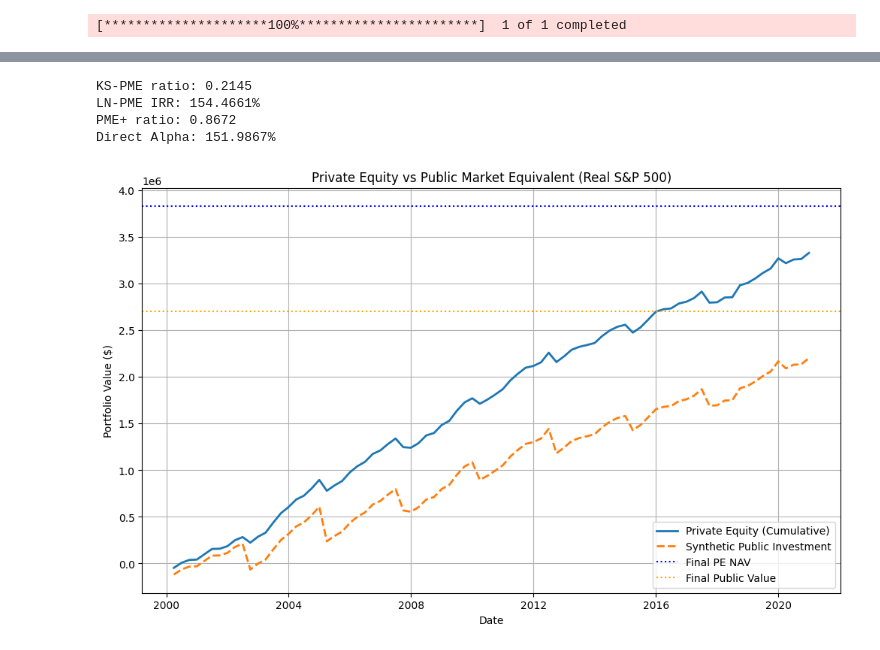
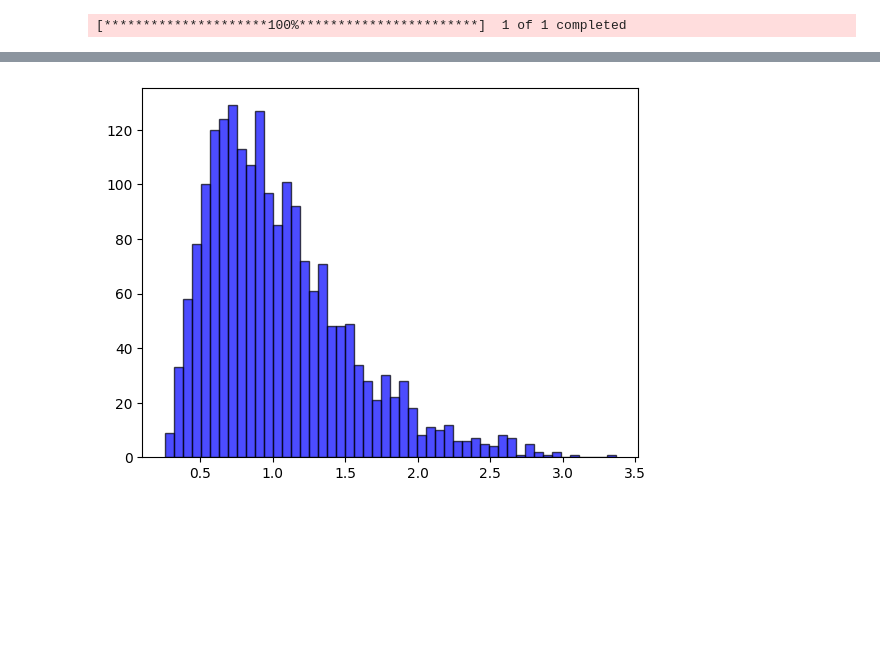
Before and after one commit to kelali01/szakdolgozat, a Jupyter notebook: pme.ipynb, the cells around one changed output, grey strips where cells are left out. Saved outputs shown, nothing was run; the diff lists cells and outputs as text; code cells hidden in the pictures; blank space fills up the shorter version.

```diff
--- a/pme.ipynb
+++ b/pme.ipynb
@@ -37,6 +43,26 @@ pme_funds[100]
 ln_pme_list = []
 for i in range(2000):
     ln_pme_list.append(pme_funds[i]['LN_PME'])
+
+ks_pme_list = []
+for i in range(2000):
+    ks_pme_list.append(pme_funds[i]['KS_PME'])
+
+pme_plus_list = []
+for i in range(2000):
+    pme_plus_list.append(pme_funds[i]['PME_plus'])
+
+direct_alpha_list = []
+for i in range(2000):
+    direct_alpha_list.append(pme_funds[i]['Direct_Alpha'])
+
+irr_list = []
+for i in range(2000):
+    irr_list.append(pme_funds[i]['IRR'])
+
+moic_list = []
+for i in range(2000):
+    moic_list.append(pme_funds[i]['moic'])
 # %%
 plt.hist(ln_pme_list, bins=50, alpha=0.7, color='blue', edgecolor='black')
 plt.show()
@@ -45,27 +71,5 @@ plt.show()
-# %%
-
-# Build Cumulative PE and Public Portfolio
-df['pe_value'] = -df['cashflow'].cumsum()
-df['public_value'] = -np.array(public_cf[:-1]).cumsum()
-
-df_pe_final = df['pe_value'].iloc[-1] + final_nav
-df_public_final = df['public_value'].iloc[-1] + final_nav
-
-plt.figure(figsize=(12, 7))
-plt.plot(df['date'], df['pe_value'], label='Private Equity (Cumulative)', linewidth=2)
-plt.plot(df['date'], df['public_value'], label='Synthetic Public Investment', linewidth=2, linestyle='--')
-plt.axhline(df_pe_final, color='blue', linestyle=':', label='Final PE NAV')
-plt.axhline(df_public_final, color='orange', linestyle=':', label='Final Public Value')
-
-plt.title('Private Equity vs Public Market Equivalent (Real S&P 500)')
-plt.xlabel('Date')
-plt.ylabel('Portfolio Value ($)')
-plt.legend()
-plt.grid(True)
-plt.show()
-# %% [output]
-KS-PME ratio: 0.2145
-LN-PME IRR: 154.4661%
-PME+ ratio: 0.8672
-Direct Alpha: 151.9867%
-[figure, removed]
+# %%
+plt.hist(ks_pme_list, bins=50, alpha=0.7, color='blue', edgecolor='black')
+plt.show()
+# %% [output]
+[figure, added]
```
Also changed, not shown: parts of 9 cells of this notebook, 3 other files.
